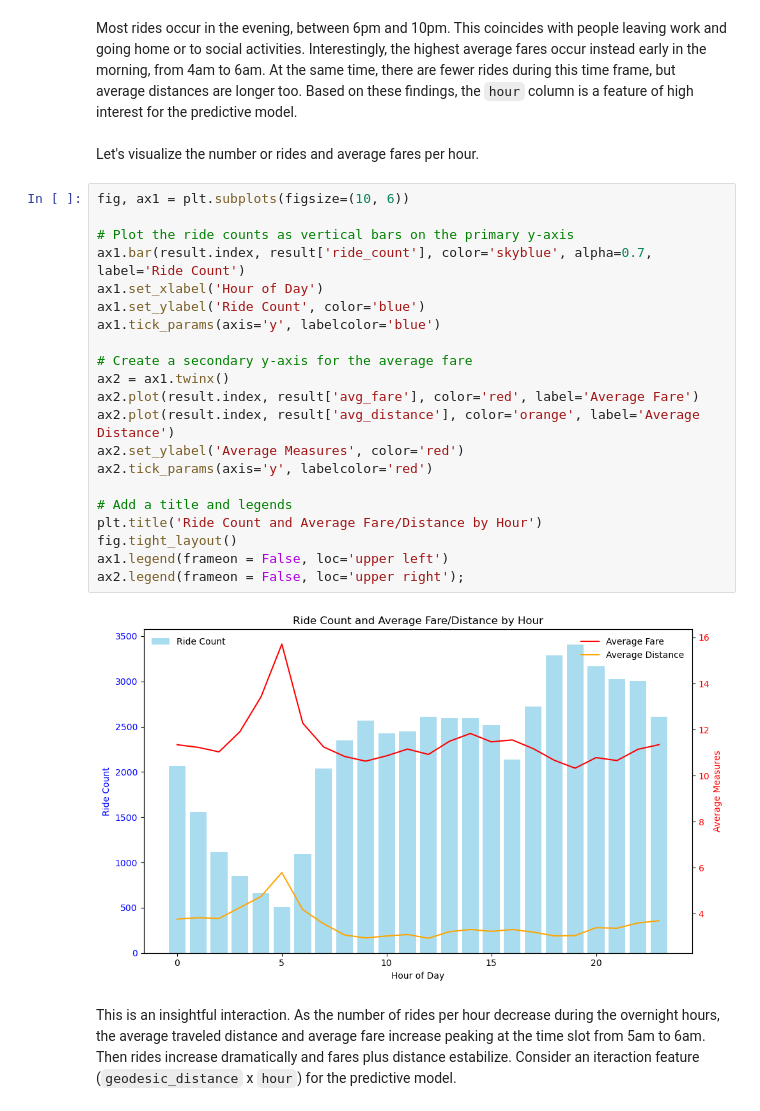
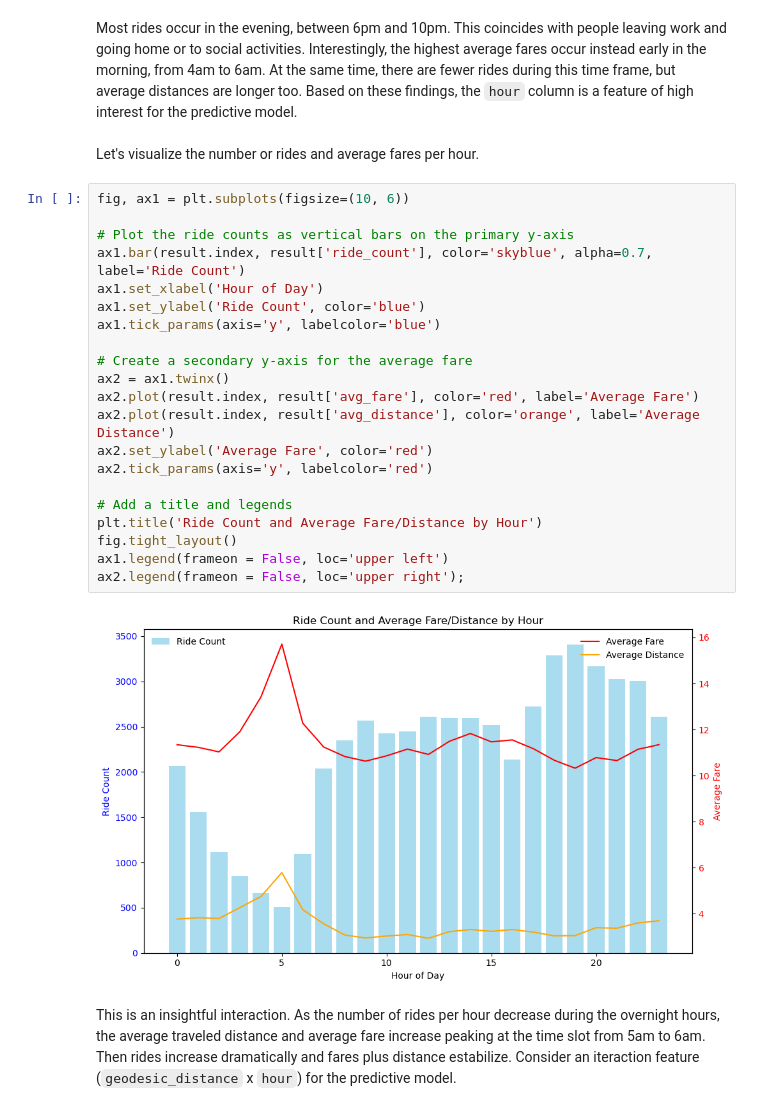
Before and after one commit to luis-ulloa/Ride_BigApple, a Jupyter notebook: code/02_Exploratory Data Analysis.ipynb, the cells around one changed output. Cells and saved outputs as stored; diff of their text form.

```diff
--- a/code/02_Exploratory Data Analysis.ipynb
+++ b/code/02_Exploratory Data Analysis.ipynb
@@ -206,26 +206,26 @@ Let's visualize the number or rides and average fares per hour.
 # %%
 fig, ax1 = plt.subplots(figsize=(10, 6))
 
 # Plot the ride counts as vertical bars on the primary y-axis
 ax1.bar(result.index, result['ride_count'], color='skyblue', alpha=0.7, label='Ride Count')
 ax1.set_xlabel('Hour of Day')
 ax1.set_ylabel('Ride Count', color='blue')
 ax1.tick_params(axis='y', labelcolor='blue')
 
 # Create a secondary y-axis for the average fare
 ax2 = ax1.twinx()
 ax2.plot(result.index, result['avg_fare'], color='red', label='Average Fare')
 ax2.plot(result.index, result['avg_distance'], color='orange', label='Average Distance')
-ax2.set_ylabel('Average Measures', color='red')
+ax2.set_ylabel('Average Fare', color='red')
 ax2.tick_params(axis='y', labelcolor='red')
 
 # Add a title and legends
 plt.title('Ride Count and Average Fare/Distance by Hour')
 fig.tight_layout()
 ax1.legend(frameon = False, loc='upper left')
 ax2.legend(frameon = False, loc='upper right');
 # %% [output]
-[figure, old version]
+[figure, new version]
 # %% [markdown]
 This is an insightful interaction.  As the number of rides per hour decrease during the overnight hours, the average traveled distance and average fare increase peaking at the time slot from 5am to 6am. Then rides increase dramatically and fares plus distance estabilize.  Consider an iteraction feature (`geodesic_distance` x `hour`) for the predictive model.
 # %% [markdown]
```
Also changed, not shown: parts of 1 cell of this notebook.
